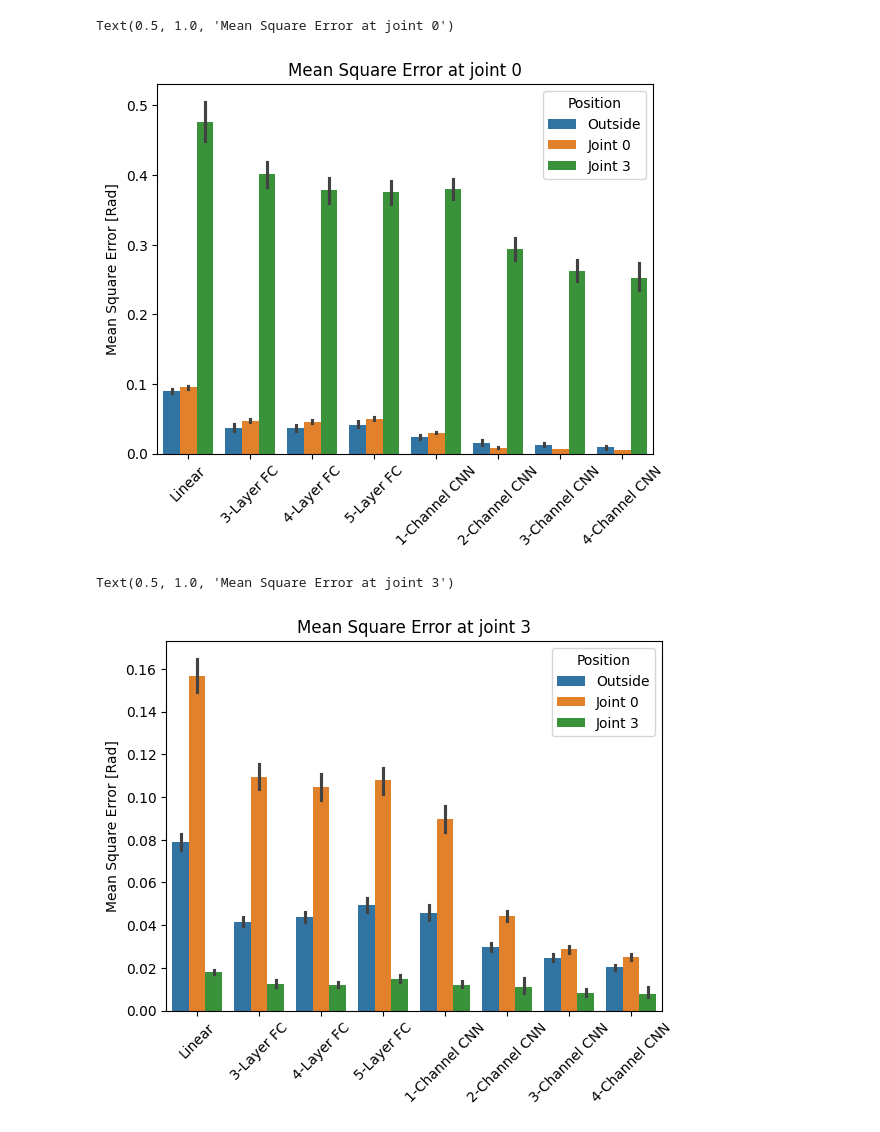
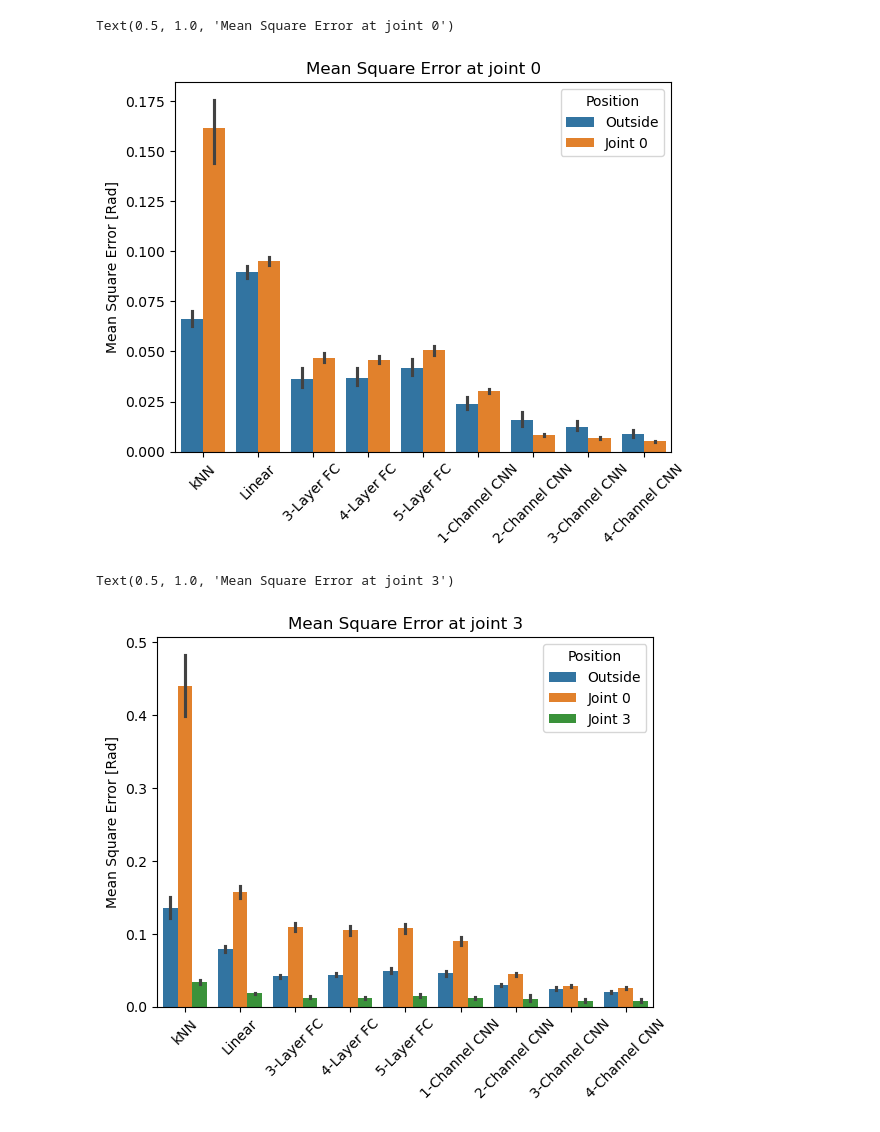
Before and after one commit to Tilman-Burghoff/acoustic-sensing, a Jupyter notebook: experiment3/compare_results.ipynb, the cells around one changed output. Cells and saved outputs as stored; diff of their text form; code cells hidden in the pictures.

```diff
--- a/experiment3/compare_results.ipynb
+++ b/experiment3/compare_results.ipynb
@@ -27,18 +37,19 @@ Text(0.5, 1.0, 'Mean Square Error')
 # %%
-ax = sns.barplot(data=df.loc[(df.Metricname == "Mean Square Error") & (df.Joint == 0) & ~(df.Modelname == "kNN")], x="Modelname", y="Result", errorbar=("ci", 95), hue="Position")
+ax = sns.barplot(data=df.loc[(df.Metricname == "Mean Square Error") & (df.Joint == 0) & ~(df.Position == "Joint 3")], x="Modelname", y="Result", errorbar=("ci", 95), hue="Position")
 plt.xticks(rotation=45)
 plt.ylabel("Mean Square Error [Rad]")
 plt.xlabel("")
 plt.title("Mean Square Error at joint 0")
 # %% [output]
 Text(0.5, 1.0, 'Mean Square Error at joint 0')
-[figure, old version]
+[figure, new version]
 # %%
-ax = sns.barplot(data=df.loc[(df.Metricname == "Mean Square Error") & (df.Joint == 3) & ~(df.Modelname == "kNN")], x="Modelname", y="Result", errorbar=("ci", 95), hue="Position")
+ax = sns.barplot(data=df.loc[(df.Metricname == "Mean Square Error") & (df.Joint == 3) ], x="Modelname", y="Result", errorbar=("ci", 95), hue="Position")
 plt.xticks(rotation=45)
 plt.ylabel("Mean Square Error [Rad]")
 plt.xlabel("")
 plt.title("Mean Square Error at joint 3")
+# & ~(df.Modelname == "kNN")
 # %% [output]
 Text(0.5, 1.0, 'Mean Square Error at joint 3')
-[figure, old version]
+[figure, new version]
```
Also changed, not shown: parts of 9 cells of this notebook.
